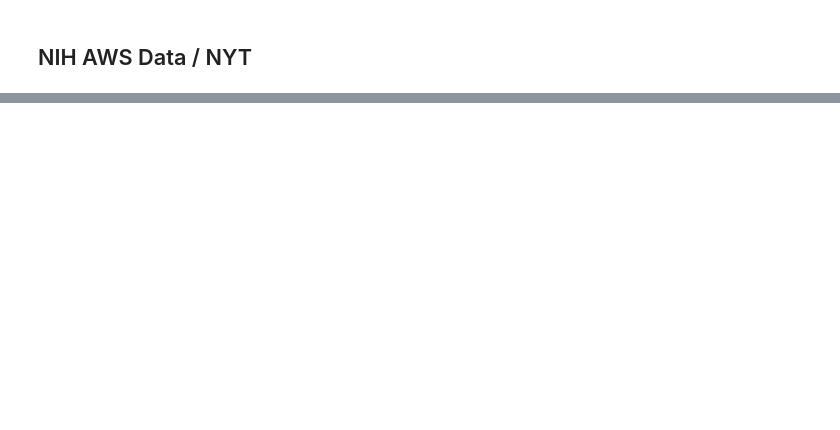
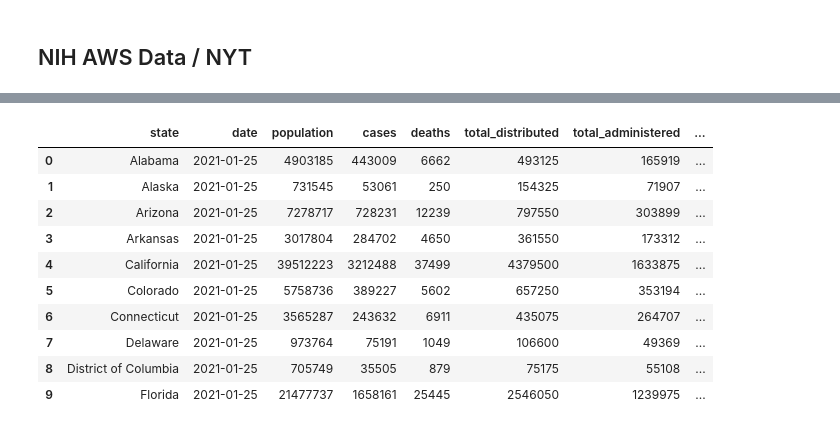
Before and after one commit to CCom20/us-covid-response, a Jupyter notebook: data_cleaning_notebook.ipynb, the cells around one changed output, grey strips where cells are left out. Drawn from its saved outputs; the diff is of its cells as text; code cells hidden in the pictures; blank space fills up the shorter version.

```diff
--- a/data_cleaning_notebook.ipynb
+++ b/data_cleaning_notebook.ipynb
@@ -158,0 +136,4 @@ total_cases_by_date_df.to_json("data/total_cases_by_state_and_date.json")
+# %%
+# Get Data for Most Recent Provided Date
+most_recent_date = "2021-01-25"
+latest_nyt_stateData = nytimes_nih_covid_df[nytimes_nih_covid_df['date'] == f'{most_recent_date}']
@@ -158,0 +160,16 @@ total_cases_by_date_df.to_json("data/total_cases_by_state_and_date.json")
+# %%
+# Create a Master Dataframe to start working with
+master_df = latest_data_merged[['state', 'date', 'population', 'cases', 'deaths', 'total_distributed', 'total_administered', 'percent_vaccinated' ]]
+master_df.head(10)
+# %% [output]
+|  | state | date | population | cases | deaths | total_distributed | total_administered | ... |
+| 0 | Alabama | 2021-01-25 | 4903185 | 443009 | 6662 | 493125 | 165919 | ... |
+| 1 | Alaska | 2021-01-25 | 731545 | 53061 | 250 | 154325 | 71907 | ... |
+| 2 | Arizona | 2021-01-25 | 7278717 | 728231 | 12239 | 797550 | 303899 | ... |
+| 3 | Arkansas | 2021-01-25 | 3017804 | 284702 | 4650 | 361550 | 173312 | ... |
+| 4 | California | 2021-01-25 | 39512223 | 3212488 | 37499 | 4379500 | 1633875 | ... |
+| 5 | Colorado | 2021-01-25 | 5758736 | 389227 | 5602 | 657250 | 353194 | ... |
+| 6 | Connecticut | 2021-01-25 | 3565287 | 243632 | 6911 | 435075 | 264707 | ... |
+| 7 | Delaware | 2021-01-25 | 973764 | 75191 | 1049 | 106600 | 49369 | ... |
+| 8 | District of Columbia | 2021-01-25 | 705749 | 35505 | 879 | 75175 | 55108 | ... |
+| 9 | Florida | 2021-01-25 | 21477737 | 1658161 | 25445 | 2546050 | 1239975 | ... |
```
Also changed, not shown: parts of 36 cells of this notebook, 5 other files.
